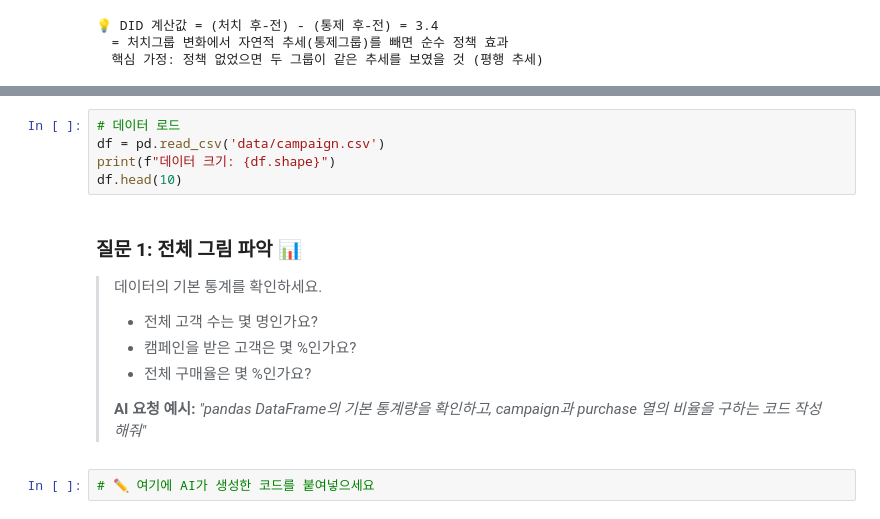
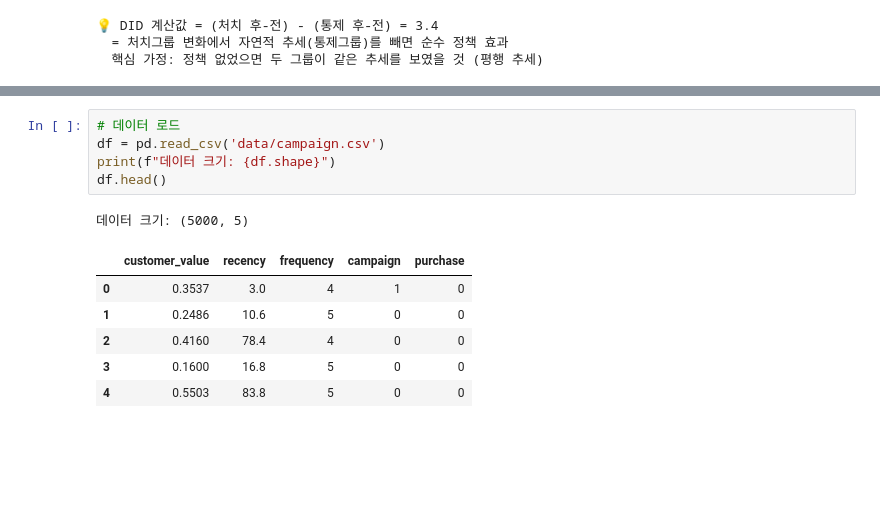
Before and after one commit to ohsohs29-maker/planing, a Jupyter notebook: ch04/ch04.ipynb, the cells around one changed output, grey strips where cells are left out. Cells and saved outputs as stored; diff of their text form; blank space fills up the shorter version.

```diff
--- a/ch04/ch04.ipynb
+++ b/ch04/ch04.ipynb
@@ -705,17 +836,13 @@ print("  핵심 가정: 정책 없었으면 두 그룹이 같은 추세를 보
 # %%
 # 데이터 로드
 df = pd.read_csv('data/campaign.csv')
 print(f"데이터 크기: {df.shape}")
-df.head(10)
+df.head()
+# %% [output]
+데이터 크기: (5000, 5)
+|  | customer_value | recency | frequency | campaign | purchase |
+| 0 | 0.3537 | 3.0 | 4 | 1 | 0 |
+| 1 | 0.2486 | 10.6 | 5 | 0 | 0 |
+| 2 | 0.4160 | 78.4 | 4 | 0 | 0 |
+| 3 | 0.1600 | 16.8 | 5 | 0 | 0 |
+| 4 | 0.5503 | 83.8 | 5 | 0 | 0 |
-# %% [markdown]
-### 질문 1: 전체 그림 파악 📊
-
-> 데이터의 기본 통계를 확인하세요.
->
-> - 전체 고객 수는 몇 명인가요?
-> - 캠페인을 받은 고객은 몇 %인가요?
-> - 전체 구매율은 몇 %인가요?
->
-> **AI 요청 예시:** *"pandas DataFrame의 기본 통계량을 확인하고, campaign과 purchase 열의 비율을 구하는 코드 작성해줘"*
-# %%
-# ✏️ 여기에 AI가 생성한 코드를 붙여넣으세요
```
Also changed, not shown: parts of 32 cells of this notebook.
